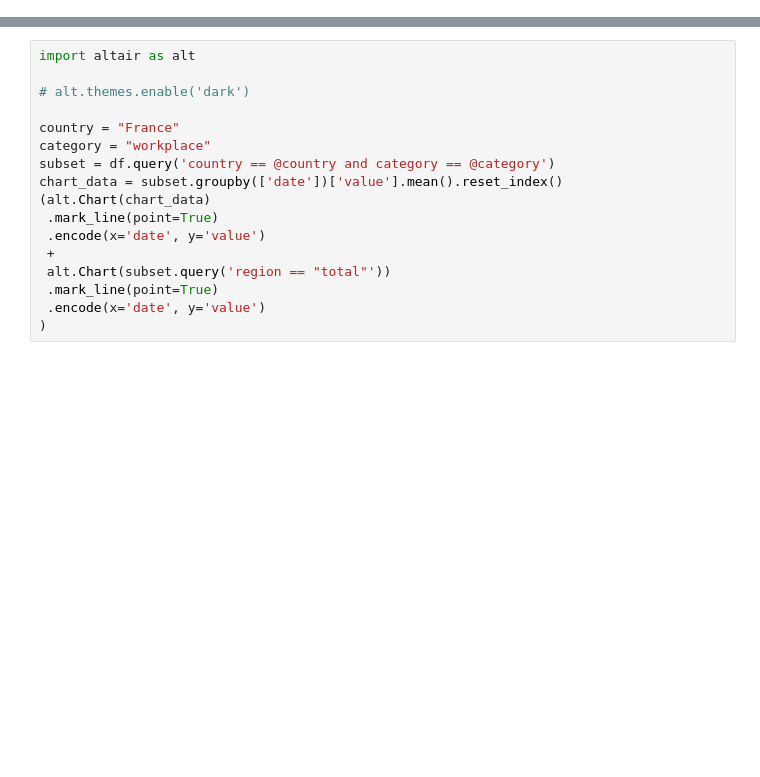
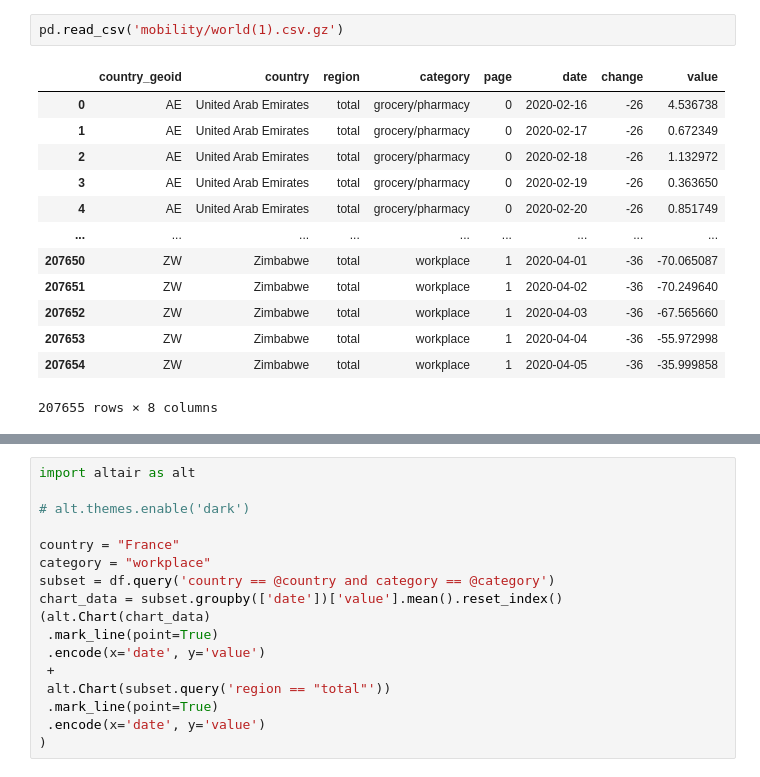
Before and after one commit to horaceg/covid19-analysis, a Jupyter notebook: mobility/viz.ipynb, the cells around one changed output, grey strips where cells are left out. Drawn from its saved outputs; the diff is of its cells as text; blank space fills up the shorter version.

```diff
--- a/mobility/viz.ipynb
+++ b/mobility/viz.ipynb
@@ -27,0 +29,16 @@ df
+# %%
+pd.read_csv('mobility/world(1).csv.gz')
+# %% [output]
+|  | country_geoid | country | region | category | page | date | change | value |
+| 0 | AE | United Arab Emirates | total | grocery/pharmacy | 0 | 2020-02-16 | -26 | 4.536738 |
+| 1 | AE | United Arab Emirates | total | grocery/pharmacy | 0 | 2020-02-17 | -26 | 0.672349 |
+| 2 | AE | United Arab Emirates | total | grocery/pharmacy | 0 | 2020-02-18 | -26 | 1.132972 |
+| 3 | AE | United Arab Emirates | total | grocery/pharmacy | 0 | 2020-02-19 | -26 | 0.363650 |
+| 4 | AE | United Arab Emirates | total | grocery/pharmacy | 0 | 2020-02-20 | -26 | 0.851749 |
+| ... | ... | ... | ... | ... | ... | ... | ... | ... |
+| 207650 | ZW | Zimbabwe | total | workplace | 1 | 2020-04-01 | -36 | -70.065087 |
+| 207651 | ZW | Zimbabwe | total | workplace | 1 | 2020-04-02 | -36 | -70.249640 |
+| 207652 | ZW | Zimbabwe | total | workplace | 1 | 2020-04-03 | -36 | -67.565660 |
+| 207653 | ZW | Zimbabwe | total | workplace | 1 | 2020-04-04 | -36 | -55.972998 |
+| 207654 | ZW | Zimbabwe | total | workplace | 1 | 2020-04-05 | -36 | -35.999858 |
+207655 rows × 8 columns
```
Also changed, not shown: parts of 20 cells of this notebook, 4 other files.
